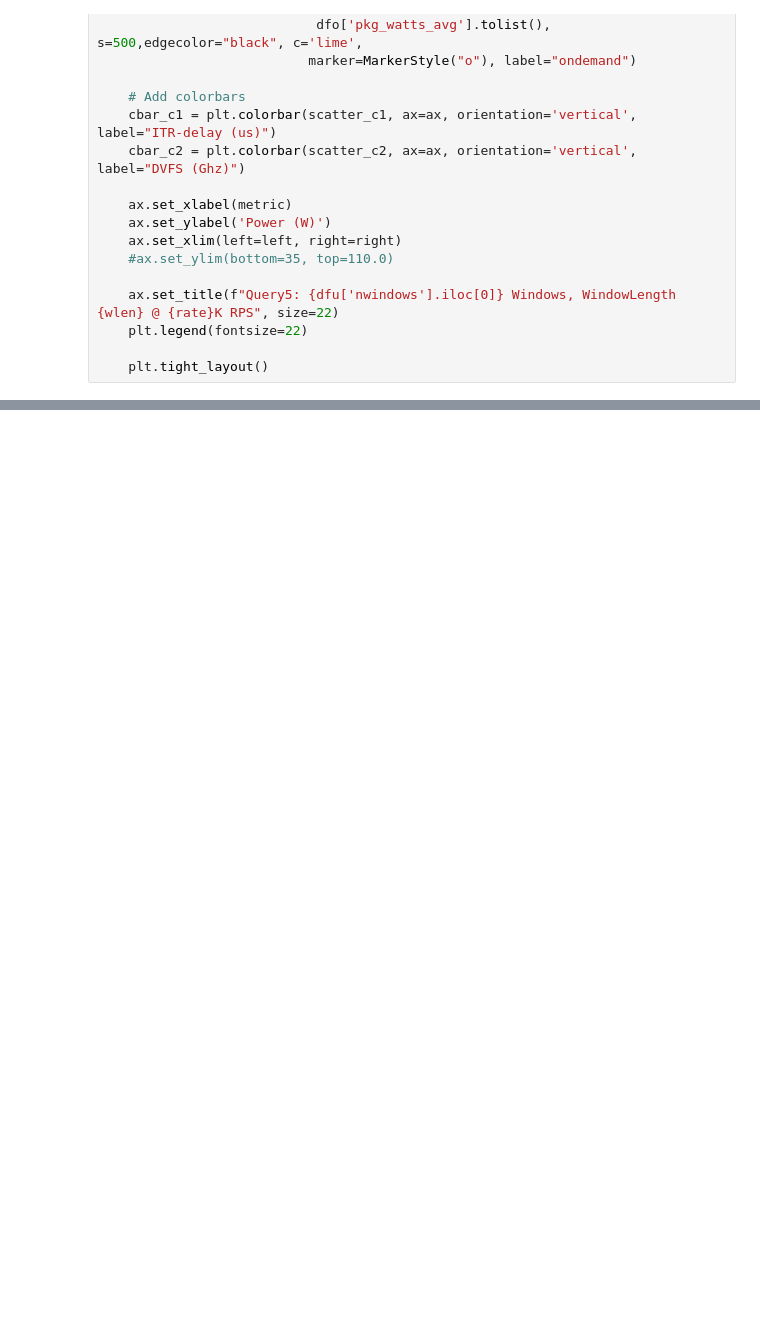
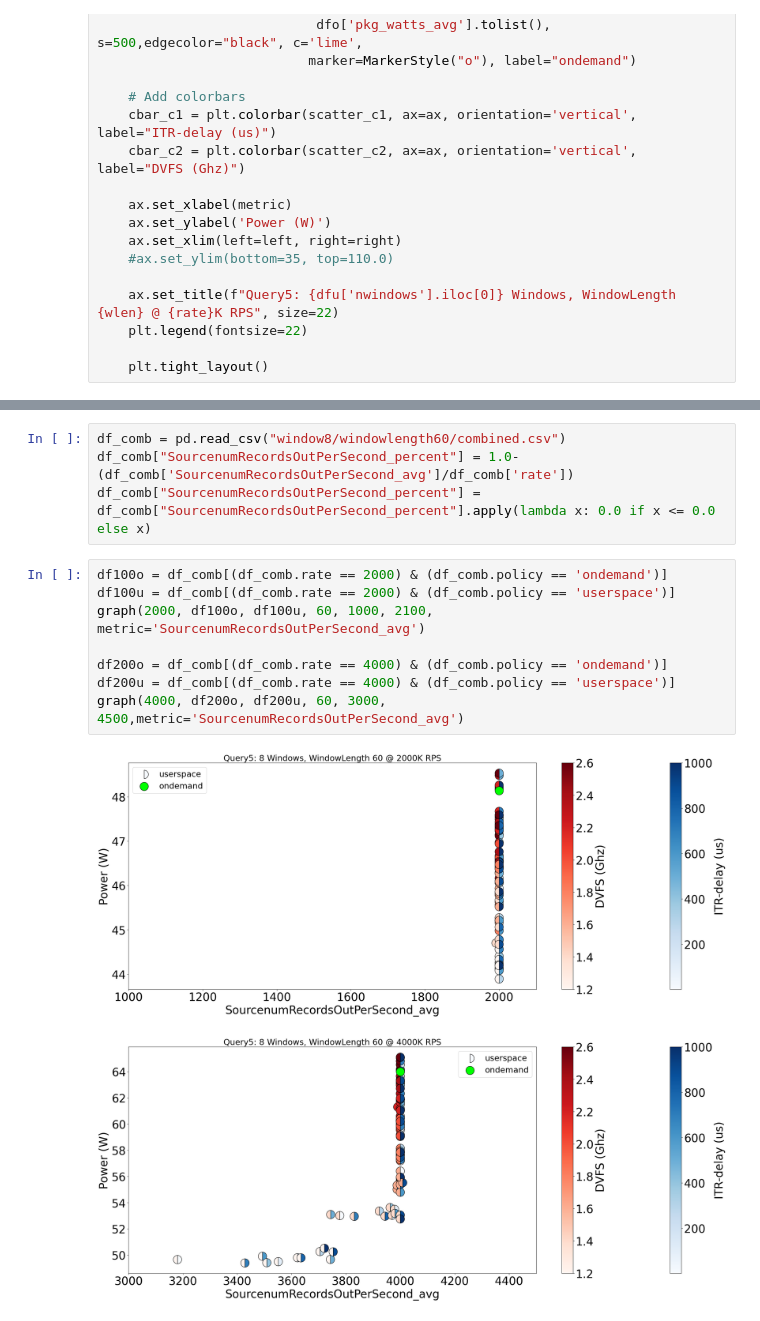
Before and after one commit to EEStrmCmptng/dataset, a Jupyter notebook: micro/query5/ITRDVFS/rocksdb/graph.ipynb, the cells around one changed output, grey strips where cells are left out. Cells and saved outputs as stored; diff of their text form; blank space fills up the shorter version.

```diff
--- a/micro/query5/ITRDVFS/rocksdb/graph.ipynb
+++ b/micro/query5/ITRDVFS/rocksdb/graph.ipynb
@@ -89,0 +110,15 @@ graph(24000, df300o, df300u, 60, 22000, 24500,metric='SourcenumRecordsOutPerSeco
+# %%
+df_comb = pd.read_csv("window8/windowlength60/combined.csv")
+df_comb["SourcenumRecordsOutPerSecond_percent"] = 1.0-(df_comb['SourcenumRecordsOutPerSecond_avg']/df_comb['rate'])
+df_comb["SourcenumRecordsOutPerSecond_percent"] = df_comb["SourcenumRecordsOutPerSecond_percent"].apply(lambda x: 0.0 if x <= 0.0 else x)
+# %%
+df100o = df_comb[(df_comb.rate == 2000) & (df_comb.policy == 'ondemand')]
+df100u = df_comb[(df_comb.rate == 2000) & (df_comb.policy == 'userspace')]
+graph(2000, df100o, df100u, 60, 1000, 2100, metric='SourcenumRecordsOutPerSecond_avg')
+
+df200o = df_comb[(df_comb.rate == 4000) & (df_comb.policy == 'ondemand')]
+df200u = df_comb[(df_comb.rate == 4000) & (df_comb.policy == 'userspace')]
+graph(4000, df200o, df200u, 60, 3000, 4500,metric='SourcenumRecordsOutPerSecond_avg')
+# %% [output]
+[figure, added]
+[figure, added]
```
Also changed, not shown: parts of 2 cells of this notebook, 1 other file.
